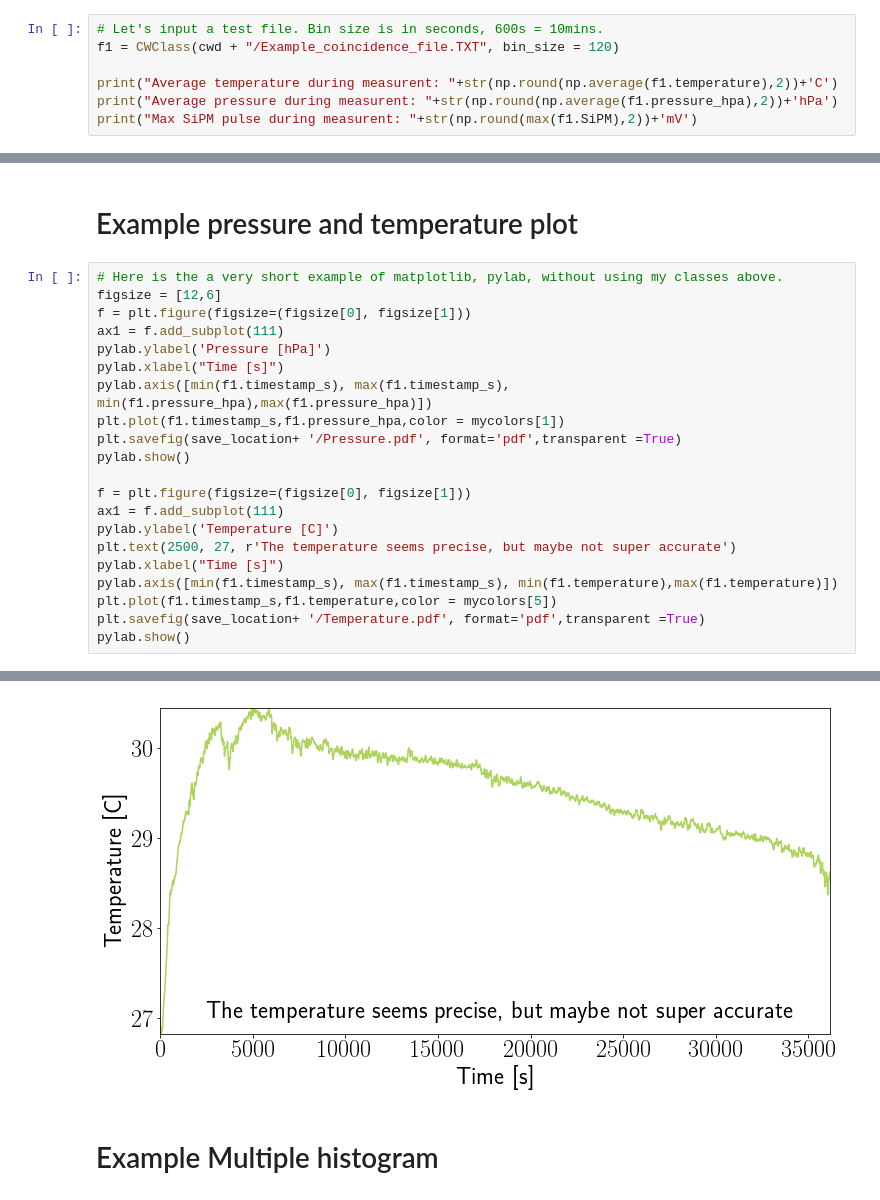
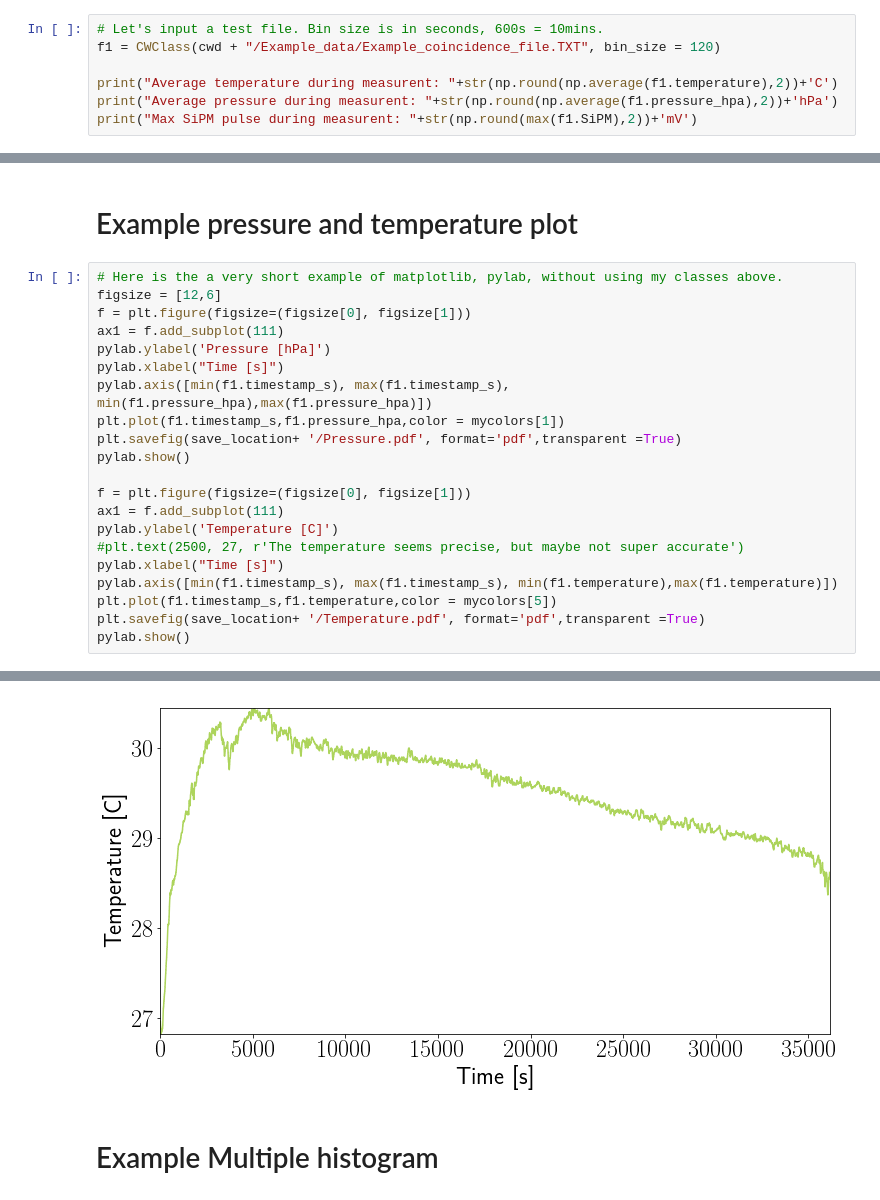
Before and after one commit to spatrick/CosmicWatch-Desktop-Muon-Detector-v3, a Jupyter notebook: Plotting/ExampleNotebook.ipynb, the cells around one changed output, grey strips where cells are left out. Cells and saved outputs as stored; diff of their text form.

```diff
--- a/Plotting/ExampleNotebook.ipynb
+++ b/Plotting/ExampleNotebook.ipynb
@@ -220,7 +221,7 @@ class CWClass():
         self.binned_time_m     = bincenters/60.
 # %%
 # Let's input a test file. Bin size is in seconds, 600s = 10mins.
-f1 = CWClass(cwd + "/Example_coincidence_file.TXT", bin_size = 120)
+f1 = CWClass(cwd + "/Example_data/Example_coincidence_file.TXT", bin_size = 120)
 
 print("Average temperature during measurent: "+str(np.round(np.average(f1.temperature),2))+'C')
 print("Average pressure during measurent: "+str(np.round(np.average(f1.pressure_hpa),2))+'hPa')
@@ -311,27 +314,27 @@ Saving: /Users/HAL9000/Dropbox (MIT)/CosmicWatch/Detector_Versions/CosmicWatch_T
 # %%
 # Here is the a very short example of matplotlib, pylab, without using my classes above.
 figsize = [12,6]
 f = plt.figure(figsize=(figsize[0], figsize[1]))
 ax1 = f.add_subplot(111)
 pylab.ylabel('Pressure [hPa]')
 pylab.xlabel("Time [s]")
 pylab.axis([min(f1.timestamp_s), max(f1.timestamp_s), min(f1.pressure_hpa),max(f1.pressure_hpa)])
 plt.plot(f1.timestamp_s,f1.pressure_hpa,color = mycolors[1])
 plt.savefig(save_location+ '/Pressure.pdf', format='pdf',transparent =True)
 pylab.show()
 
 f = plt.figure(figsize=(figsize[0], figsize[1]))
 ax1 = f.add_subplot(111)
 pylab.ylabel('Temperature [C]')
-plt.text(2500, 27, r'The temperature seems precise, but maybe not super accurate')
+#plt.text(2500, 27, r'The temperature seems precise, but maybe not super accurate')
 pylab.xlabel("Time [s]")
 pylab.axis([min(f1.timestamp_s), max(f1.timestamp_s), min(f1.temperature),max(f1.temperature)])
 plt.plot(f1.timestamp_s,f1.temperature,color = mycolors[5])
 plt.savefig(save_location+ '/Temperature.pdf', format='pdf',transparent =True)
 pylab.show()
 # %% [output]
 [figure]
-[figure, old version]
+[figure, new version]
 # %% [markdown]
 # Example Multiple histogram
 # %%
```
Also changed, not shown: parts of 6 cells of this notebook, 15 other files.
